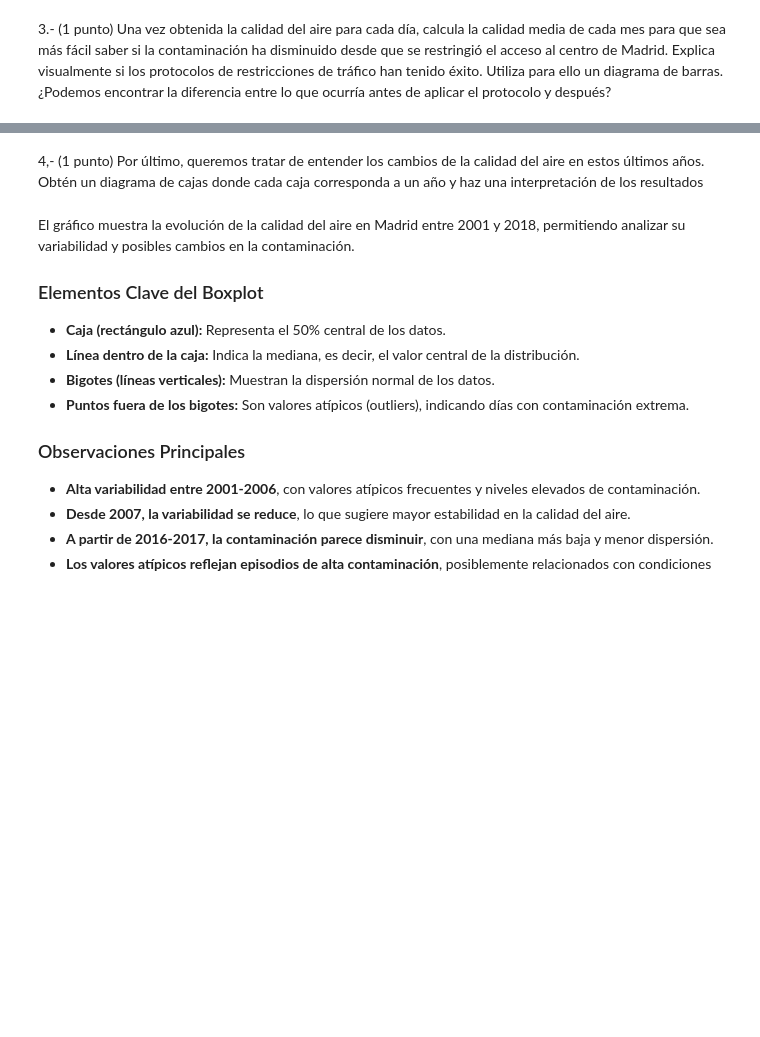
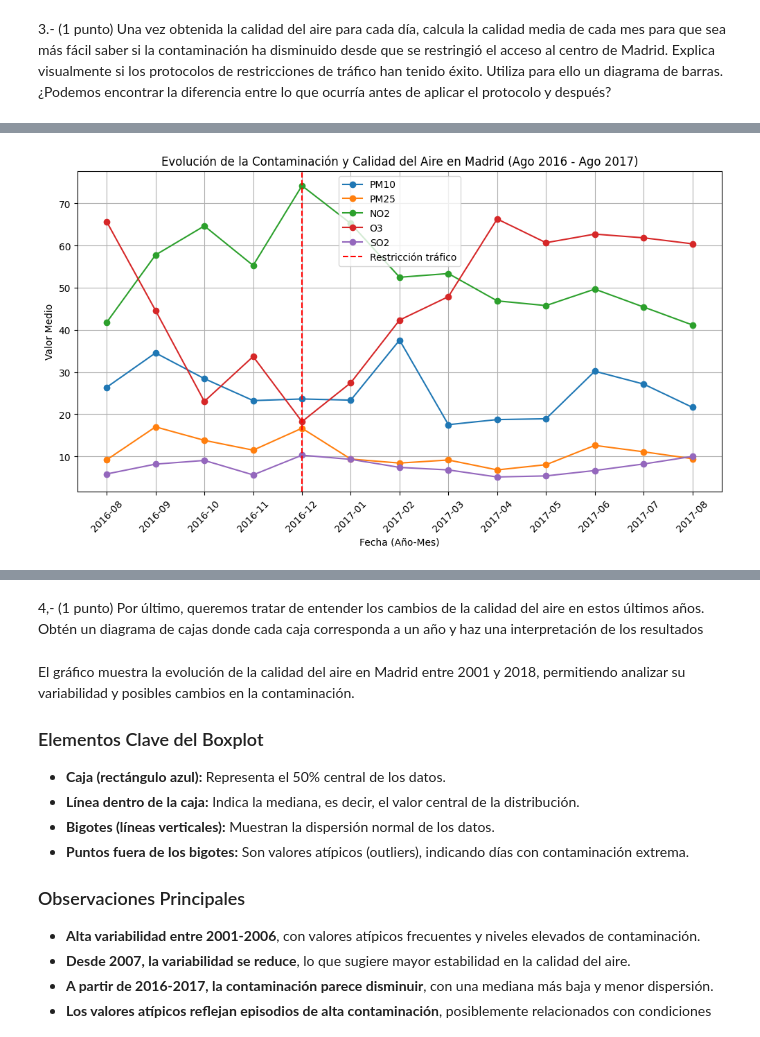
Before and after one commit to juanky0111/Laboratorio1_Data_Mining, a Jupyter notebook: air_quality.ipynb, the cells around one changed output, grey strips where cells are left out. Drawn from its saved outputs; the diff is of its cells as text; code cells hidden in the pictures; blank space fills up the shorter version.

```diff
--- a/air_quality.ipynb
+++ b/air_quality.ipynb
@@ -339,0 +330,23 @@ El gráfico muestra la evolución de la concentración media de tres contaminant
+# %%
+# Gráfico de líneas - Evolución de la contaminación y calidad del aire
+plt.figure(figsize=(12,6))
+plt.plot(media_mensual_filtrada["mes"], media_mensual_filtrada["PM10"], marker='o', linestyle='-', label='PM10')
+plt.plot(media_mensual_filtrada["mes"], media_mensual_filtrada["PM25"], marker='o', linestyle='-', label='PM25')
+plt.plot(media_mensual_filtrada["mes"], media_mensual_filtrada["NO_2"], marker='o', linestyle='-', label='NO2')
+plt.plot(media_mensual_filtrada["mes"], media_mensual_filtrada["O_3"], marker='o', linestyle='-', label='O3')
+plt.plot(media_mensual_filtrada["mes"], media_mensual_filtrada["SO_2"], marker='o', linestyle='-', label='SO2')
+
+# Línea de referencia para la restricción de tráfico en diciembre de 2016
+plt.axvline(x="2016-12", color='red', linestyle='--', label='Restricción tráfico')
+
+plt.xticks(rotation=45)
+plt.xlabel("Fecha (Año-Mes)")
+plt.ylabel("Valor Medio")
+plt.title("Evolución de la Contaminación y Calidad del Aire en Madrid (Ago 2016 - Ago 2017)")
+plt.legend()
+plt.grid(True)
+
+# Mostrar gráfico
+plt.show()
+# %% [output]
+[figure, added]
```
Also changed, not shown: parts of 23 cells of this notebook.
